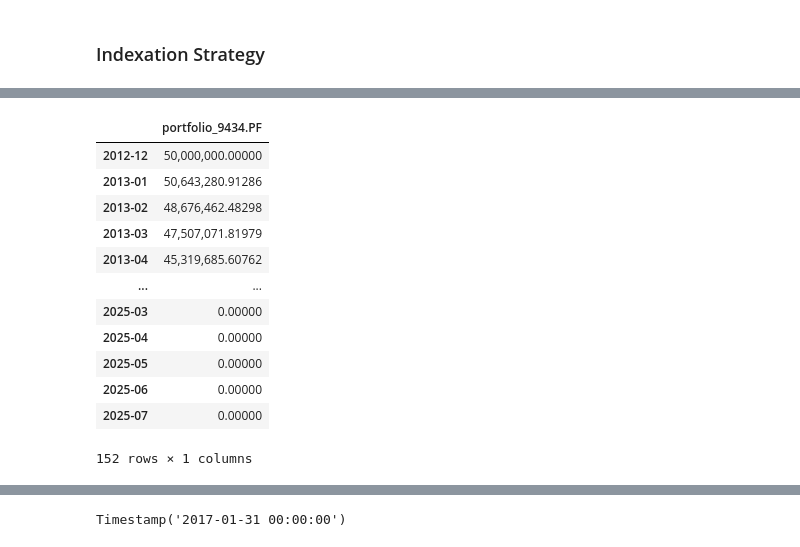
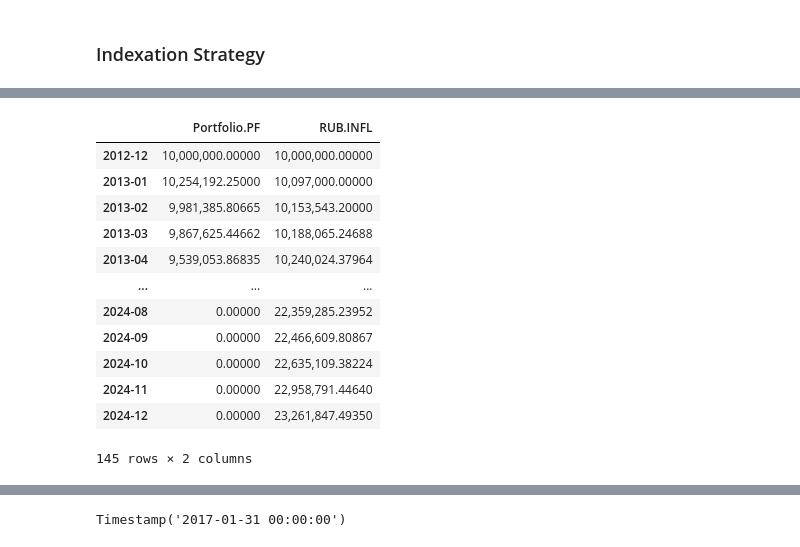
Before and after one commit to mbk-dev/okama, a Jupyter notebook: main_notebook.ipynb, the cells around one changed output, grey strips where cells are left out. Cells and saved outputs as stored; diff of their text form; code cells hidden in the pictures.

```diff
--- a/main_notebook.ipynb
+++ b/main_notebook.ipynb
@@ -35,7 +35,8 @@ pf = ok.Portfolio(
     ccy="RUB",
     weights=weights,
     first_date='2013-01',
-    inflation=False,
+    last_date='2024-12',
+    inflation=True,
     # symbol="retirement_pf.PF",
     rebalancing_strategy=ok.Rebalance(period="year"),
 )
@@ -55,14 +56,16 @@ period_length                                               12 years, 7 months
 dtype: object
+# %%
+pf.symbol = "Portfolio.PF"
 # %% [markdown]
 ### Indexation Strategy
 # %%
 ind = ok.IndexationStrategy(pf)
-ind.initial_investment = 50_000_000
-ind.amount = -5_000_000 / 12
-ind.frequency = "month"
+ind.initial_investment = 10_000_000
+ind.amount = -10_000_000 * 0.15 / 2
+ind.frequency = "half-year"
 
 d = {
-    "2015-06": -35_000_000,
+    "2015-06": -5_900_000,
 }
 
 ind.time_series_dic = d
@@ -94,18 +97,18 @@ discount_rate                         0.05000
 dtype: object
 # %%
-wi = pf.dcf.wealth_index(discounting="pv", include_negative_values=False)
-wi
+df2 = pf.dcf.wealth_index(discounting="fv", include_negative_values=False)
+df2
 # %% [output]
-|  | portfolio_9434.PF |
-| 2012-12 | 50,000,000.00000 |
-| 2013-01 | 50,643,280.91286 |
-| 2013-02 | 48,676,462.48298 |
-| 2013-03 | 47,507,071.81979 |
-| 2013-04 | 45,319,685.60762 |
-| ... | ... |
-| 2025-03 | 0.00000 |
-| 2025-04 | 0.00000 |
-| 2025-05 | 0.00000 |
-| 2025-06 | 0.00000 |
-| 2025-07 | 0.00000 |
+|  | Portfolio.PF | RUB.INFL |
+| 2012-12 | 10,000,000.00000 | 10,000,000.00000 |
+| 2013-01 | 10,254,192.25000 | 10,097,000.00000 |
+| 2013-02 | 9,981,385.80665 | 10,153,543.20000 |
+| 2013-03 | 9,867,625.44662 | 10,188,065.24688 |
+| 2013-04 | 9,539,053.86835 | 10,240,024.37964 |
+| ... | ... | ... |
+| 2024-08 | 0.00000 | 22,359,285.23952 |
+| 2024-09 | 0.00000 | 22,466,609.80867 |
+| 2024-10 | 0.00000 | 22,635,109.38224 |
+| 2024-11 | 0.00000 | 22,958,791.44640 |
+| 2024-12 | 0.00000 | 23,261,847.49350 |
-152 rows × 1 columns
+145 rows × 2 columns
```
Also changed, not shown: parts of 36 cells of this notebook, 8 other files.
